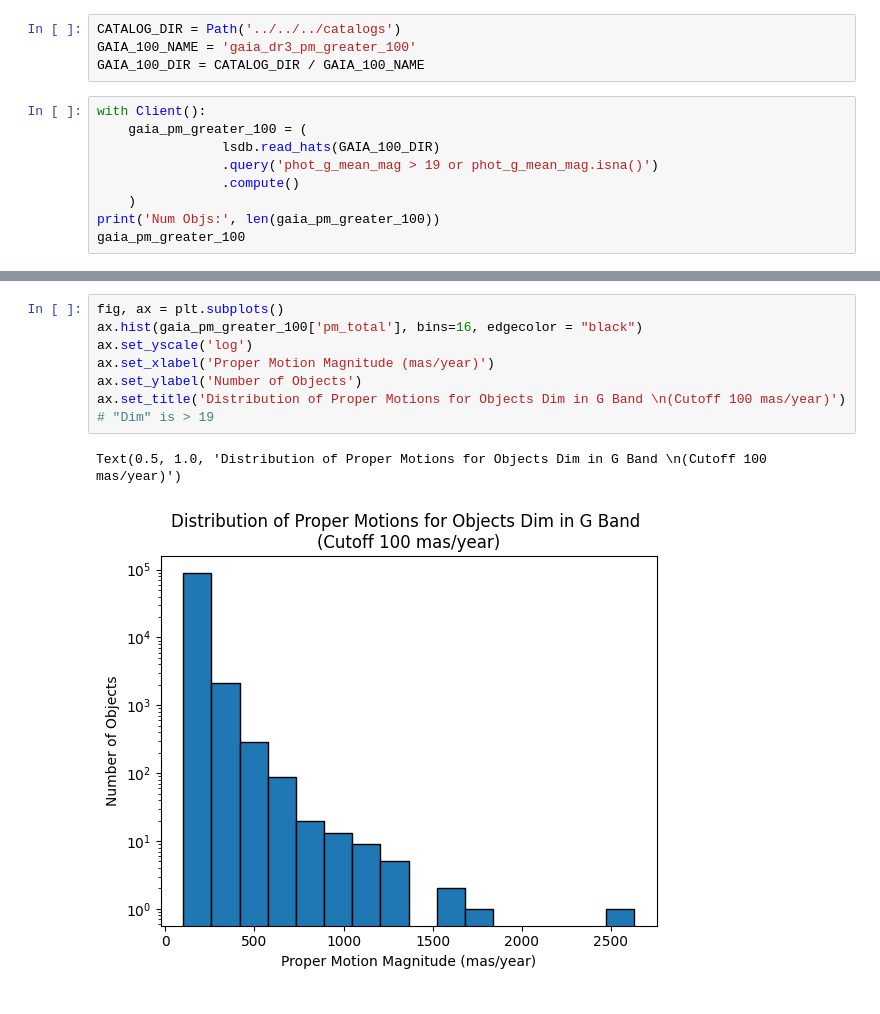
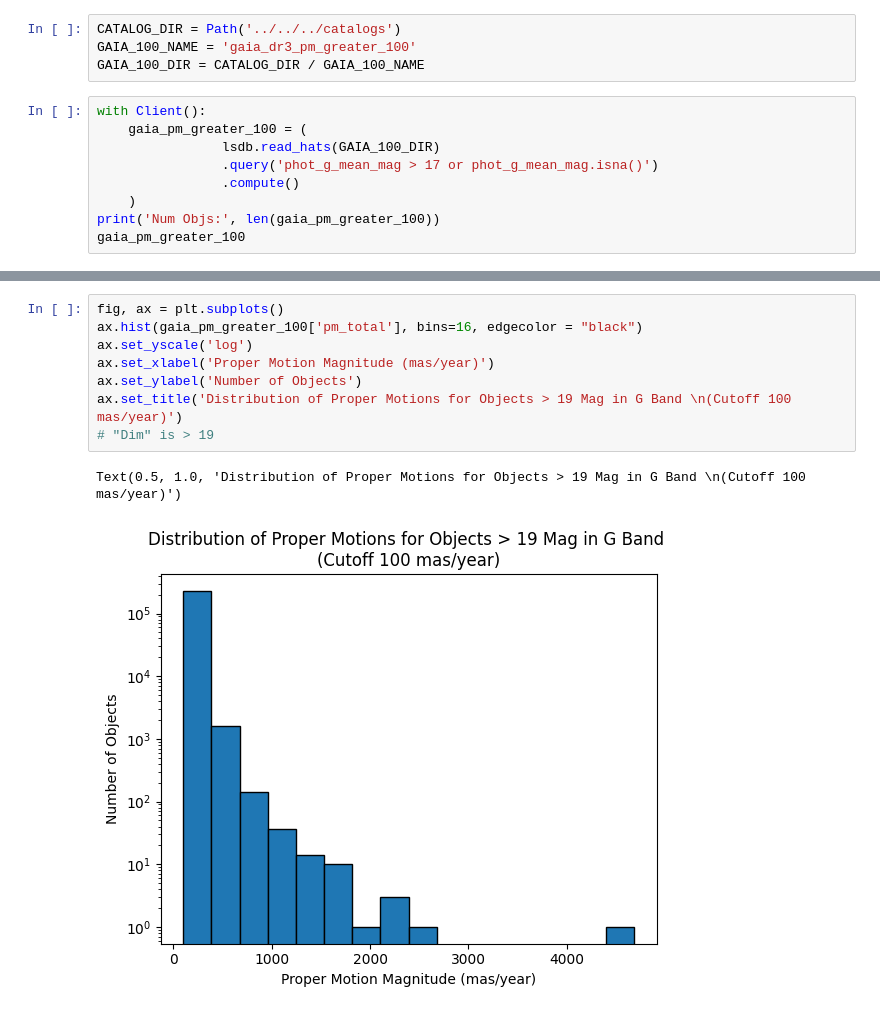
Before and after one commit to JoaoDPassos/brown-dwarf-search, a Jupyter notebook: Jupyter Notebooks/hpms_search/pm_dist_gaia.ipynb, the cells around one changed output, grey strips where cells are left out. Drawn from its saved outputs; the diff is of its cells as text.

```diff
--- a/Jupyter Notebooks/hpms_search/pm_dist_gaia.ipynb
+++ b/Jupyter Notebooks/hpms_search/pm_dist_gaia.ipynb
@@ -15,7 +15,7 @@ GAIA_100_DIR = CATALOG_DIR / GAIA_100_NAME
 with Client():
     gaia_pm_greater_100 = (
                 lsdb.read_hats(GAIA_100_DIR)
-                .query('phot_g_mean_mag > 19 or phot_g_mean_mag.isna()')
+                .query('phot_g_mean_mag > 17 or phot_g_mean_mag.isna()')
                 .compute()
     )
 print('Num Objs:', len(gaia_pm_greater_100))
@@ -62,11 +62,11 @@ gaia_pm_greater_100
 # %%
 fig, ax = plt.subplots()
 ax.hist(gaia_pm_greater_100['pm_total'], bins=16, edgecolor = "black")
 ax.set_yscale('log')
 ax.set_xlabel('Proper Motion Magnitude (mas/year)')
 ax.set_ylabel('Number of Objects')
-ax.set_title('Distribution of Proper Motions for Objects Dim in G Band \n(Cutoff 100 mas/year)')
+ax.set_title('Distribution of Proper Motions for Objects > 19 Mag in G Band \n(Cutoff 100 mas/year)')
 # "Dim" is > 19
 # %% [output]
-Text(0.5, 1.0, 'Distribution of Proper Motions for Objects Dim in G Band \n(Cutoff 100 mas/year)')
+Text(0.5, 1.0, 'Distribution of Proper Motions for Objects > 19 Mag in G Band \n(Cutoff 100 mas/year)')
-[figure, old version]
+[figure, new version]
```
Also changed, not shown: parts of 3 cells of this notebook, 2 other files.
